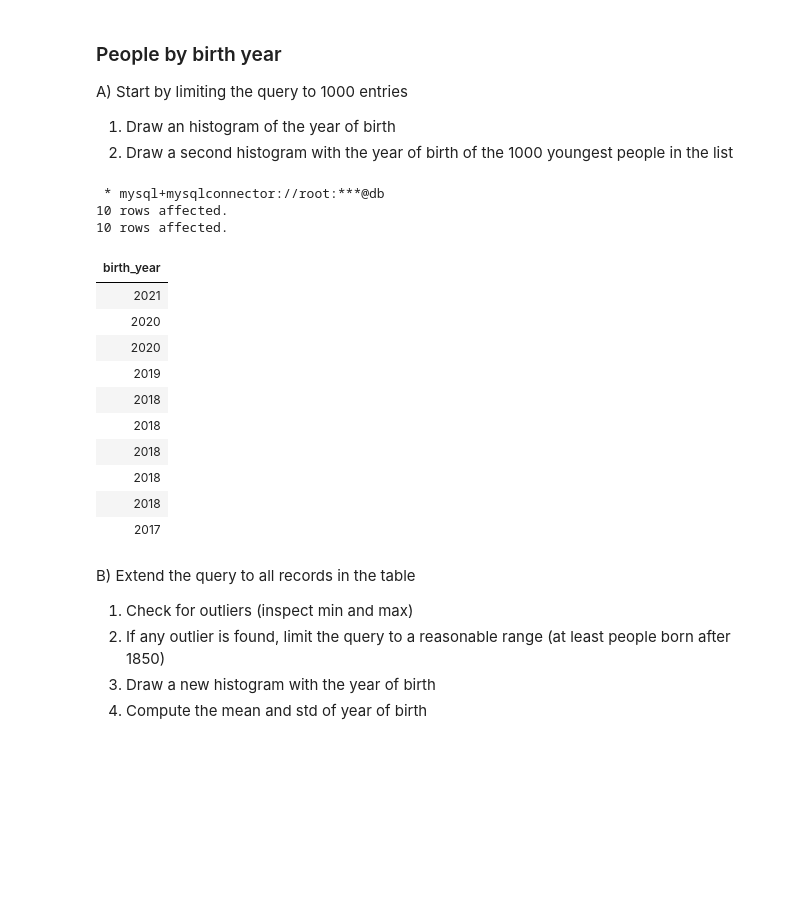
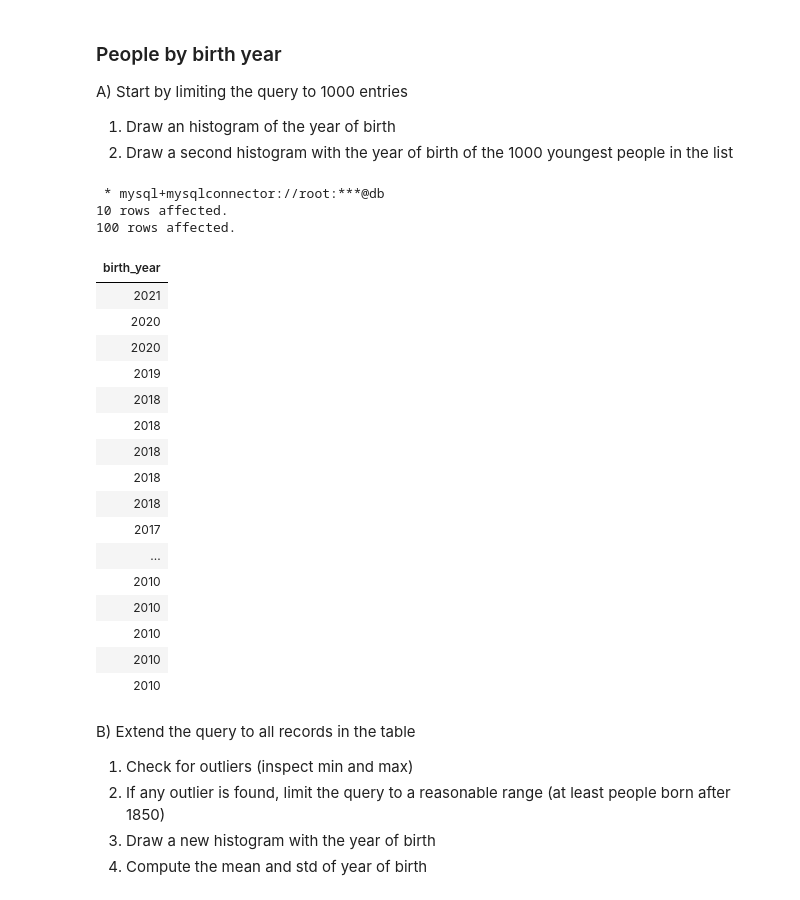
Before and after one commit to EmanueleCoradin/MAPD, a Jupyter notebook: mysql/notebooks/MySQL.ipynb, the cells around one changed output. Drawn from its saved outputs; the diff is of its cells as text; code cells hidden in the pictures; blank space fills up the shorter version.

```diff
--- a/mysql/notebooks/MySQL.ipynb
+++ b/mysql/notebooks/MySQL.ipynb
@@ -1439,31 +1521,37 @@ A) Start by limiting the query to 1000 entries
 # %%
 %%sql
 
 # A.1
 select birth_year
 from Names_
 limit 10;
 
 # A.2
 select birth_year
 from Names_
 order by birth_year desc
-limit 10;
+limit 100;
 # %% [output]
  * mysql+mysqlconnector://root:***@db
 10 rows affected.
-10 rows affected.
+100 rows affected.
 | birth_year |
 | 2021 |
 | 2020 |
 | 2020 |
 | 2019 |
 | 2018 |
 | 2018 |
 | 2018 |
 | 2018 |
 | 2018 |
 | 2017 |
+| ... |
+| 2010 |
+| 2010 |
+| 2010 |
+| 2010 |
+| 2010 |
 # %% [markdown]
 B) Extend the query to all records in the table
 
```
Also changed, not shown: parts of 15 cells of this notebook, 3 other files.
